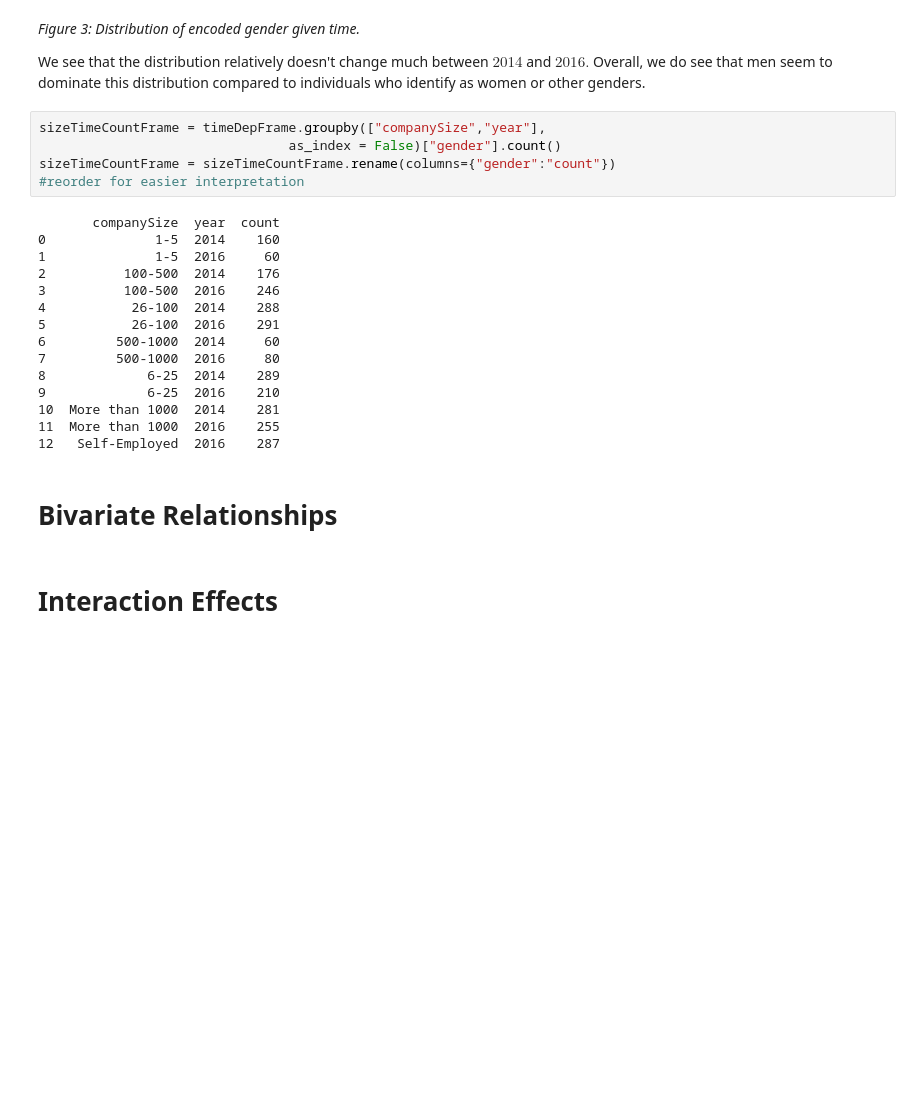
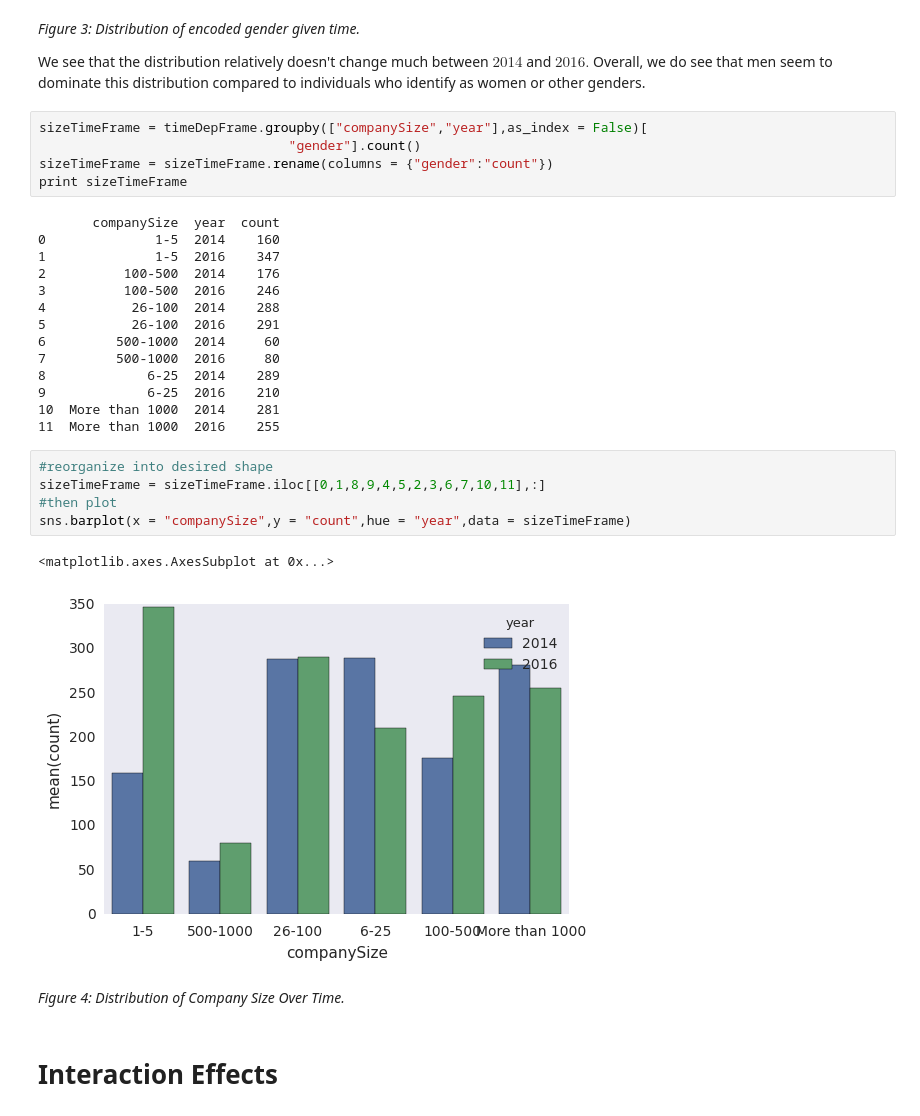
Before and after one commit to PLBMR/mentalHealthDataAnalysis, a Jupyter notebook: osmiMentalHealthInTech/analysis/timeAnalysis/timeDependentEDA.ipynb, the cells around one changed output. Drawn from its saved outputs; the diff is of its cells as text; blank space fills up the shorter version.

```diff
--- a/osmiMentalHealthInTech/analysis/timeAnalysis/timeDependentEDA.ipynb
+++ b/osmiMentalHealthInTech/analysis/timeAnalysis/timeDependentEDA.ipynb
@@ -74,14 +74,14 @@ _Figure 3: Distribution of encoded gender given time._
 
 We see that the distribution relatively doesn't change much between $2014$ and $2016.$ Overall, we do see that men seem to dominate this distribution compared to individuals who identify as women or other genders.
 # %%
-sizeTimeCountFrame = timeDepFrame.groupby(["companySize","year"],
-                                as_index = False)["gender"].count()
-sizeTimeCountFrame = sizeTimeCountFrame.rename(columns={"gender":"count"})
-#reorder for easier interpretation
+sizeTimeFrame = timeDepFrame.groupby(["companySize","year"],as_index = False)[
+                                "gender"].count()
+sizeTimeFrame = sizeTimeFrame.rename(columns = {"gender":"count"})
+print sizeTimeFrame
 # %% [output]
        companySize  year  count
 0              1-5  2014    160
-1              1-5  2016     60
+1              1-5  2016    347
 2          100-500  2014    176
 3          100-500  2016    246
 4           26-100  2014    288
@@ -92,8 +92,15 @@ sizeTimeCountFrame = sizeTimeCountFrame.rename(columns={"gender":"count"})
 9             6-25  2016    210
 10  More than 1000  2014    281
 11  More than 1000  2016    255
-12   Self-Employed  2016    287
-# %% [markdown]
-# Bivariate Relationships
+# %%
+#reorganize into desired shape
+sizeTimeFrame = sizeTimeFrame.iloc[[0,1,8,9,4,5,2,3,6,7,10,11],:]
+#then plot
+sns.barplot(x = "companySize",y = "count",hue = "year",data = sizeTimeFrame)
+# %% [output]
+<matplotlib.axes.AxesSubplot at 0x...>
+[figure, added]
+# %% [markdown]
+_Figure 4: Distribution of Company Size Over Time._
 # %% [markdown]
 # Interaction Effects
```
Also changed, not shown: parts of 16 cells of this notebook, 9 other files.
